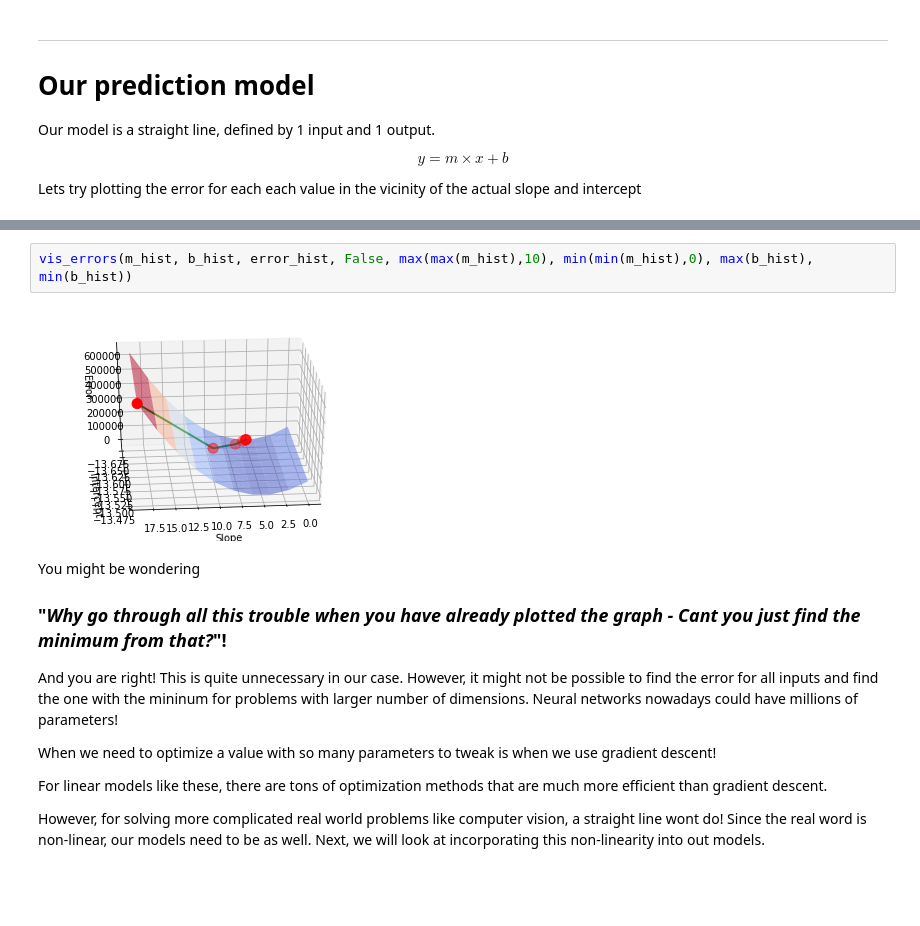
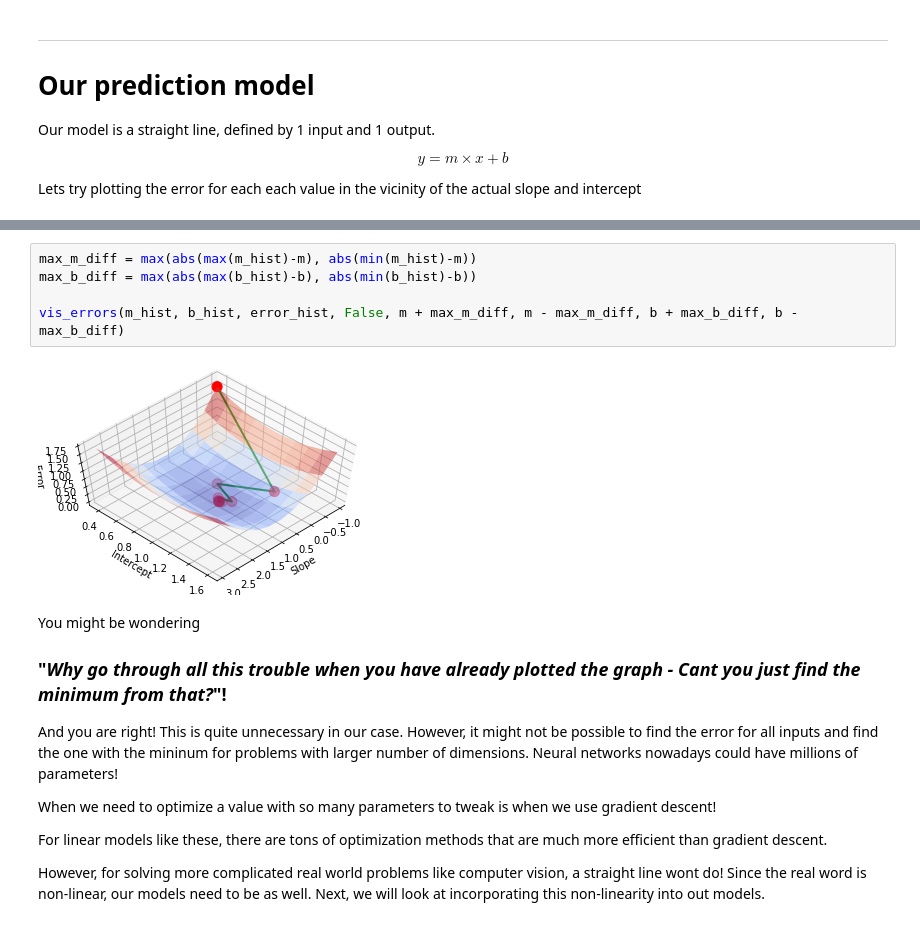
Before and after one commit to Ashwin-Rajesh/PyTorch_IEEE_2021, a Jupyter notebook: 1_LinearRegression.ipynb, the cells around one changed output, grey strips where cells are left out. Cells and saved outputs as stored; diff of their text form; blank space fills up the shorter version.

```diff
--- a/1_LinearRegression.ipynb
+++ b/1_LinearRegression.ipynb
@@ -357,8 +439,11 @@ for i in range(num_iter):
 ... (9 outputs left out)
-# %%
-vis_errors(m_hist, b_hist, error_hist, False, max(max(m_hist),10), min(min(m_hist),0), max(b_hist), min(b_hist))
-# %% [output]
-[figure, removed]
+# %%
+max_m_diff = max(abs(max(m_hist)-m), abs(min(m_hist)-m))
+max_b_diff = max(abs(max(b_hist)-b), abs(min(b_hist)-b))
+
+vis_errors(m_hist, b_hist, error_hist, False, m + max_m_diff, m - max_m_diff, b + max_b_diff, b - max_b_diff)
+# %% [output]
+[figure, added]
 # %% [markdown]
 You might be wondering
 
```
Also changed, not shown: parts of 11 cells of this notebook.
